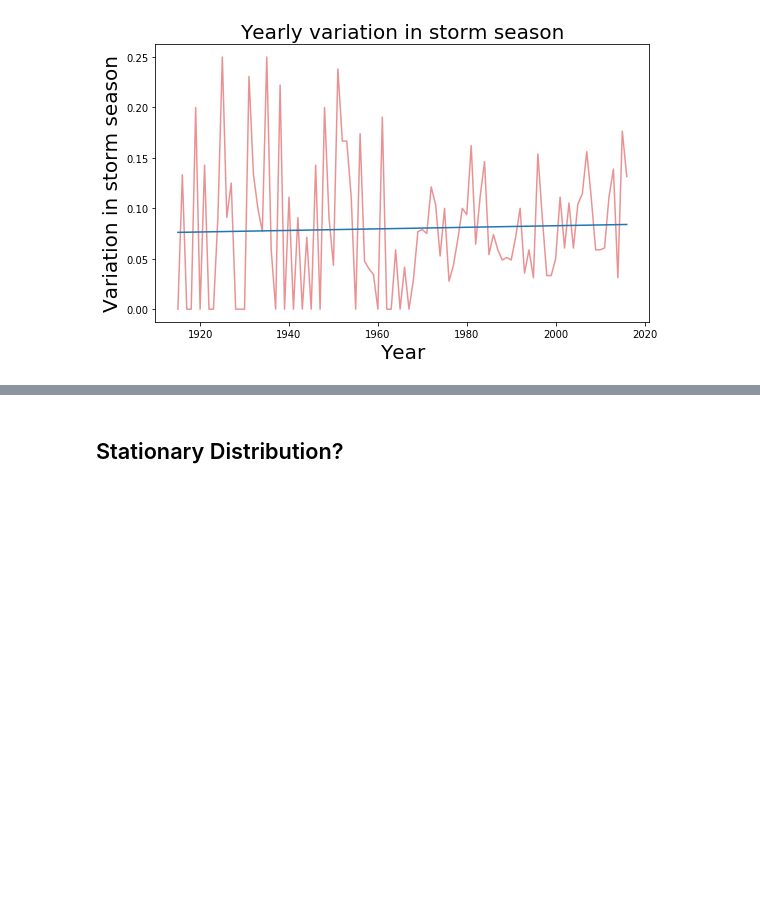
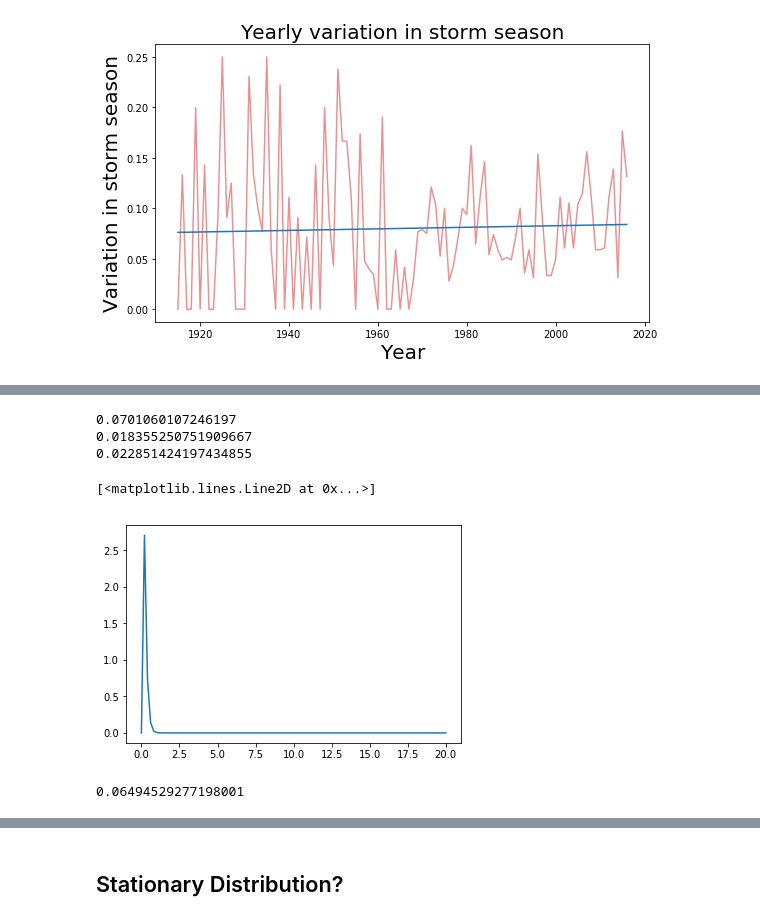
Before and after one commit to roualdes/stormevents, a Jupyter notebook: stormevents.ipynb, the cells around one changed output, grey strips where cells are left out. Cells and saved outputs as stored; diff of their text form; code cells hidden in the pictures; blank space fills up the shorter version.

```diff
--- a/stormevents.ipynb
+++ b/stormevents.ipynb
@@ -311,8 +297,10 @@ INFO:pystan:COMPILING THE C++ CODE FOR MODEL anon_model_06868a7f1e4921b2299f5e34
 sdata = {
     'T': sdf.shape[0],
     'y': sdf['prop'],
+    'sd_u': 1,
+    'sd_v': 1,
 }
-stfit = stmod.sampling(data=sdata, control={'max_treedepth': 20})
+stfit = stmod.sampling(data=sdata, control={'max_treedepth': 20, 'adapt_delta': 15})
 posterior = stfit.extract()
 # %%
 stan_utility.check_treedepth(stfit, max_depth=20)
@@ -321,3 +315,19 @@ stan_utility.check_div(stfit)
+# %%
+print(posterior['y_err'].mean(0))
+print(posterior['u_tau'].mean(0))
+print(posterior['v_tau'].mean(0))
+x = np.linspace(0, 20, 101)
+bp.curve(x, scipy.stats.gamma.pdf(x, 2, scale=1/10))
+# %% [output]
+0.0701060107246197
+0.018355250751909667
+0.022851424197434855
+[<matplotlib.lines.Line2D at 0x...>]
+[figure, added]
+# %%
+sdf['prop'].std(ddof=1)
+# %% [output]
+0.06494529277198001
 # %%
 fig, ax = plt.subplots(1, 1, figsize=(8, 5))
 ax.cla()
```
Also changed, not shown: parts of 39 cells of this notebook, 1 other file.
